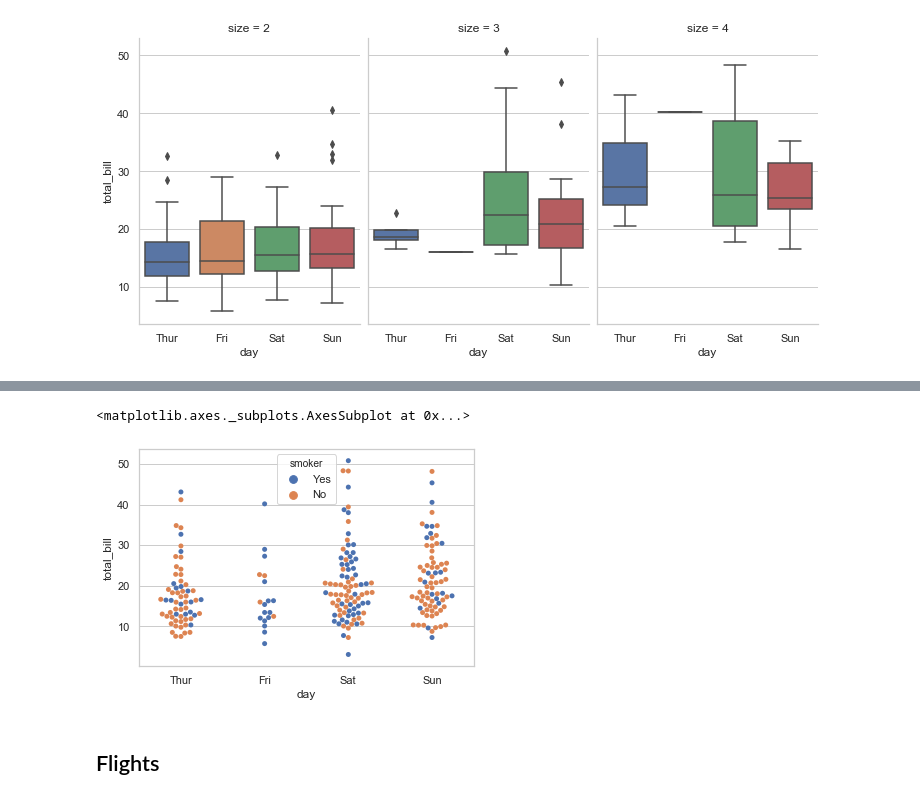
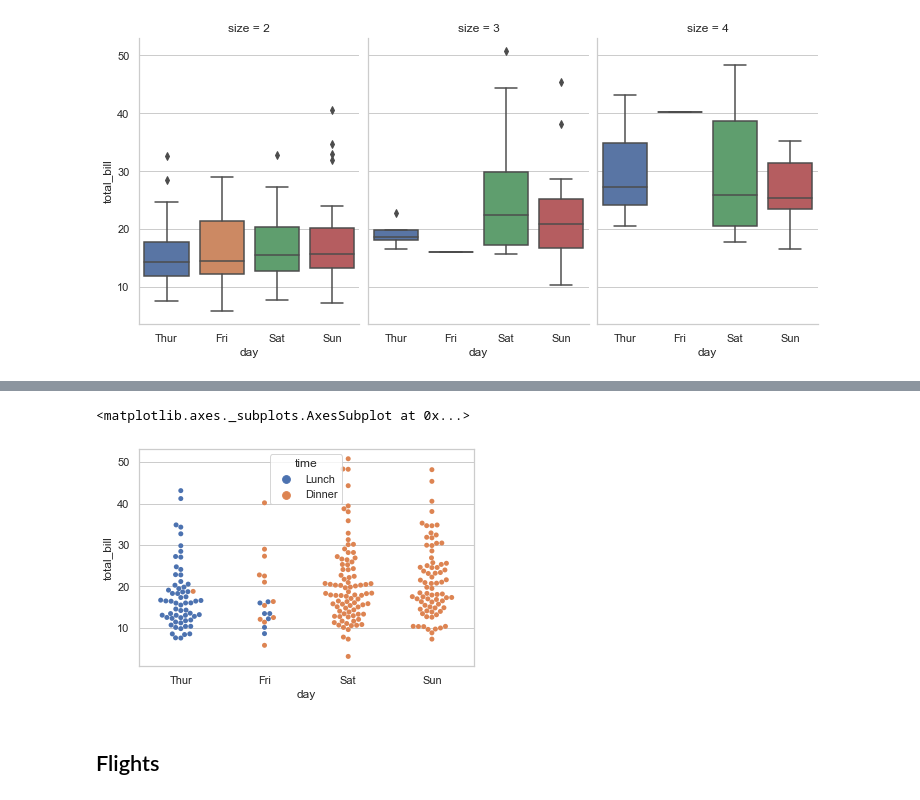
Before and after one commit to srikanthpragada/DS_28_SEP_2020, a Jupyter notebook: plots/seaborn_demo.ipynb, the cells around one changed output, grey strips where cells are left out. Saved outputs shown, nothing was run; the diff lists cells and outputs as text; code cells hidden in the pictures.

```diff
--- a/plots/seaborn_demo.ipynb
+++ b/plots/seaborn_demo.ipynb
@@ -99,7 +108,7 @@ sns.stripplot(x="day",y="total_bill", hue='smoker',data=tips)   # Strip
 # %%
-sns.swarmplot(x="day",y="total_bill", hue='smoker',data=tips)   # Swarm plot
+sns.swarmplot(x="day",y="total_bill",hue='time',data=tips)   # Swarm plot
 # %% [output]
 <matplotlib.axes._subplots.AxesSubplot at 0x...>
-[figure, old version]
+[figure, new version]
 # %% [markdown]
 ## Flights
```
Also changed, not shown: parts of 12 cells of this notebook, 1 other file.
